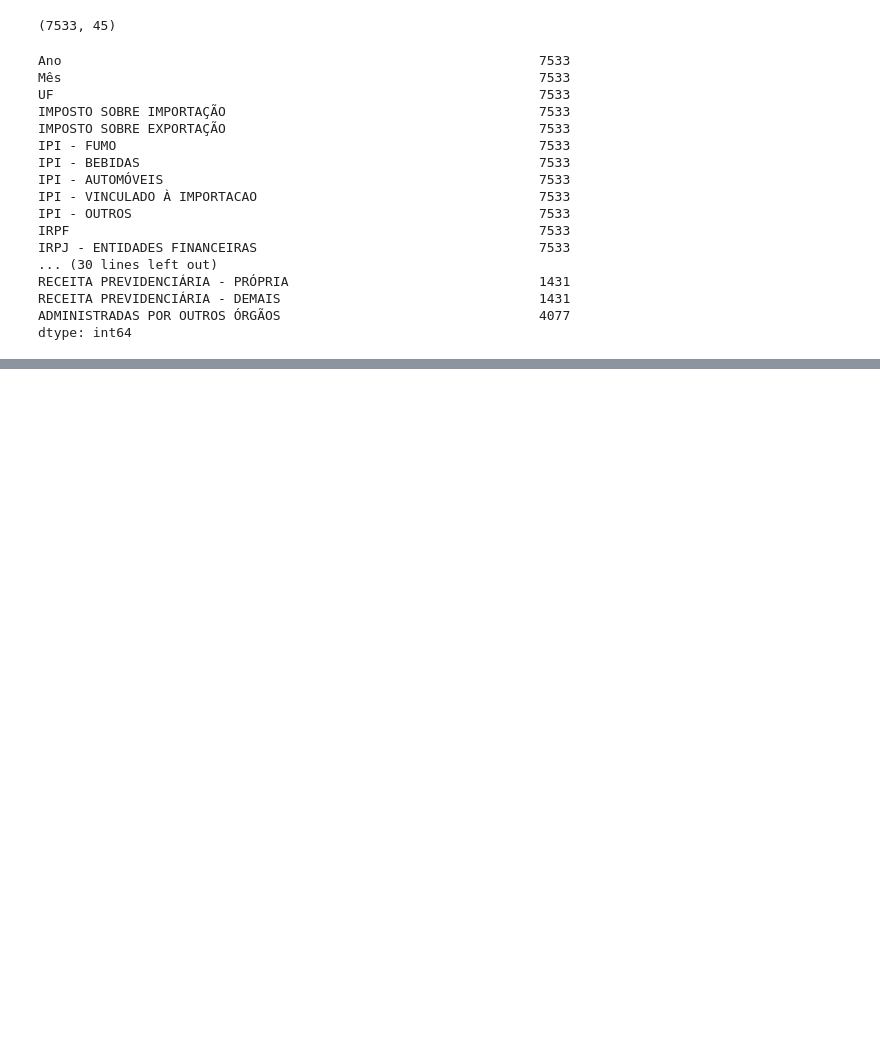
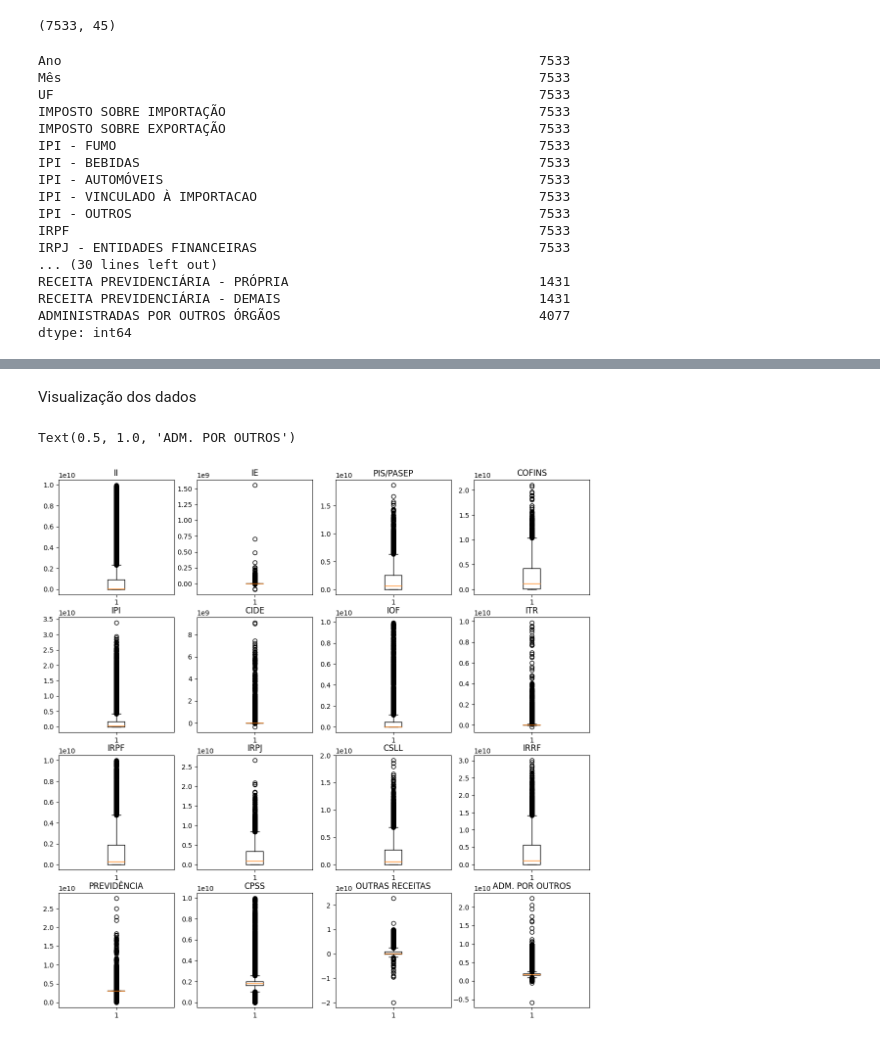
Before and after one commit to leonardevop/mvp_1, a Jupyter notebook: notebook_mvp_1.ipynb, the cells around one changed output, grey strips where cells are left out. Saved outputs shown, nothing was run; the diff lists cells and outputs as text; code cells hidden in the pictures; blank space fills up the shorter version.

```diff
--- a/notebook_mvp_1.ipynb
+++ b/notebook_mvp_1.ipynb
@@ -262,0 +407,76 @@ arrecadacao.groupby('UF').mean()
+# %% [markdown]
+Visualização dos dados
+# %%
+#Analisando a distribuição dos valores por cada atributo do dataset
+
+# configurando um grupo de subplots em um grid de 4 linhas e 4 colunas e também o tamanho da figura
+fig, ax = plt.subplots(4,4, figsize = (14, 14))
+
+# subplot1: boxplot do II
+ax[0,0].boxplot(arrecadacao['IMPOSTO SOBRE IMPORTAÇÃO'])
+ax[0,0].set_title("II")
+
+# subplot2: boxplot do IE
+ax[0,1].boxplot(arrecadacao['IMPOSTO SOBRE EXPORTAÇÃO'])
+ax[0,1].set_title("IE")
+
+# subplot3: boxplot do PIS/PASEP
+ax[0,2].boxplot(arrecadacao['CONTRIBUIÇÃO PARA O PIS/PASEP'])
+ax[0,2].set_title("PIS/PASEP")
+
+# subplot4: boxplot do COFINS
+ax[0,3].boxplot(arrecadacao['COFINS'])
+ax[0,3].set_title("COFINS")
+
+# subplot5: boxplot do IPI
+ax[1,0].boxplot(arrecadacao['IPI'])
+ax[1,0].set_title("IPI")
+
+# subplot6: boxplot do CIDE
+ax[1,1].boxplot(arrecadacao['CIDE-COMBUSTÍVEIS'])
+ax[1,1].set_title("CIDE")
+
+# subplot7: boxplot dos IOF
+ax[1,2].boxplot(arrecadacao['IMPOSTO S/ OPERAÇÕES FINANCEIRAS'])
+ax[1,2].set_title("IOF")
+
+# subplot8: boxplot dos ITR
+ax[1,3].boxplot(arrecadacao['IMPOSTO TERRITORIAL RURAL'])
+ax[1,3].set_title("ITR")
+
+# subplot9: boxplot do IRPF
+ax[2,0].boxplot(arrecadacao['IRPF'])
+ax[2,0].set_title("IRPF")
+
+# subplot10: boxplot do IRPJ
+ax[2,1].boxplot(arrecadacao['IRPJ'])
+ax[2,1].set_title("IRPJ")
+
+# subplot11: boxplot dos CSLL
+ax[2,2].boxplot(arrecadacao['CSLL'])
+ax[2,2].set_title("CSLL")
+
+# subplot12: boxplot dos IRRF
+ax[2,3].boxplot(arrecadacao['IRRF'])
+ax[2,3].set_title("IRRF")
+
+# subplot13: boxplot do RECEITA PREVIDENCIÁRIA
+ax[3,0].boxplot(arrecadacao['RECEITA PREVIDENCIÁRIA'])
+ax[3,0].set_title("PREVIDÊNCIA")
+
+# subplot14: boxplot do CPSSS
+ax[3,1].boxplot(arrecadacao['CPSSS - Contrib. p/ o Plano de Segurid. Social Serv. Público'])
+ax[3,1].set_title("CPSS")
+
+# subplot15: boxplot dos OUTRAS RECEITAS ADMINISTRADAS
+ax[3,2].boxplot(arrecadacao['OUTRAS RECEITAS ADMINISTRADAS'])
+ax[3,2].set_title("OUTRAS RECEITAS")
+
+# subplot16: boxplot dos ADMINISTRADAS POR OUTROS ÓRGÃOS
+ax[3,3].boxplot(arrecadacao['ADMINISTRADAS POR OUTROS ÓRGÃOS'])
+ax[3,3].set_title("ADM. POR OUTROS")
+
+#Foram testados diferentes visões do dataframe, porém a distribuição manteve-se com comportamento atípico. Seria necessário mais avaliações para compreender o comportamento da distribuição.
+# %% [output]
+Text(0.5, 1.0, 'ADM. POR OUTROS')
+[figure, added]
```
Also changed, not shown: parts of 36 cells of this notebook.
